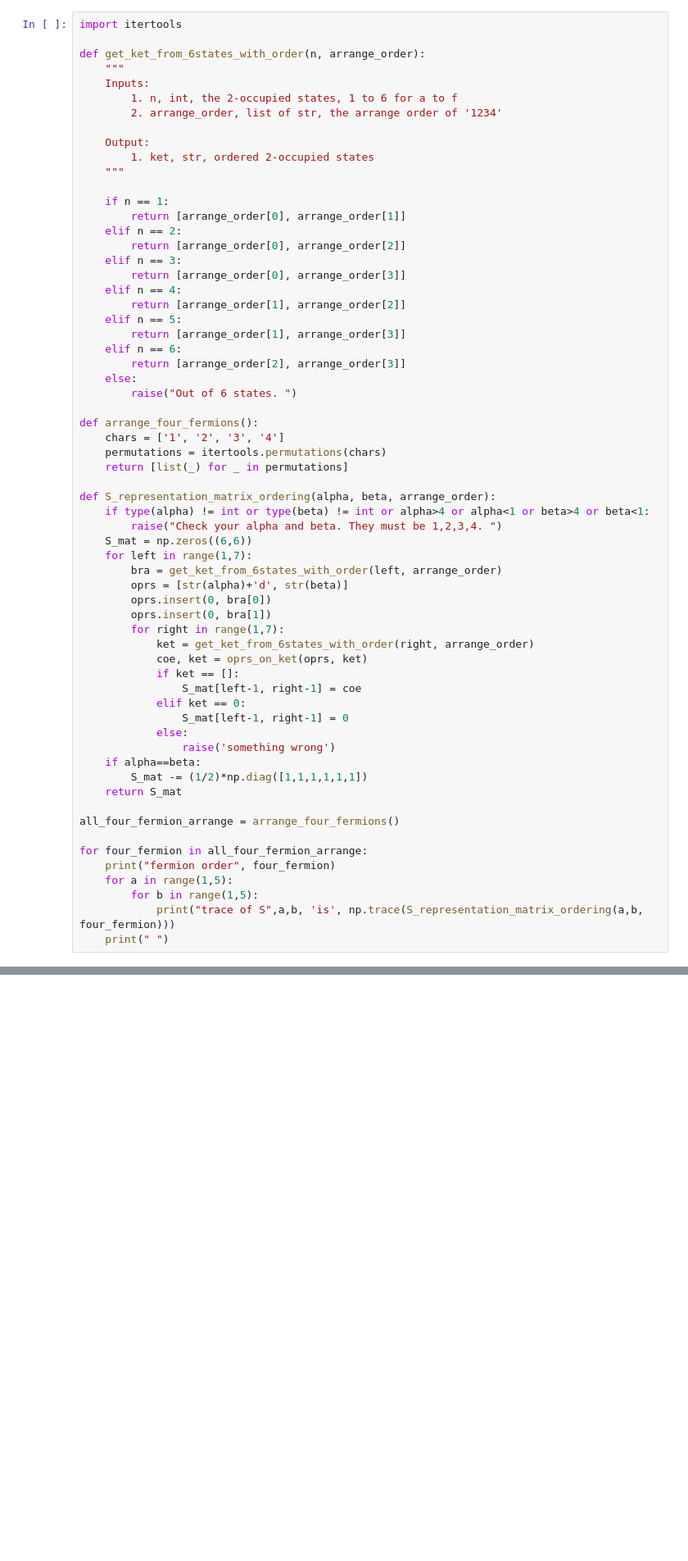
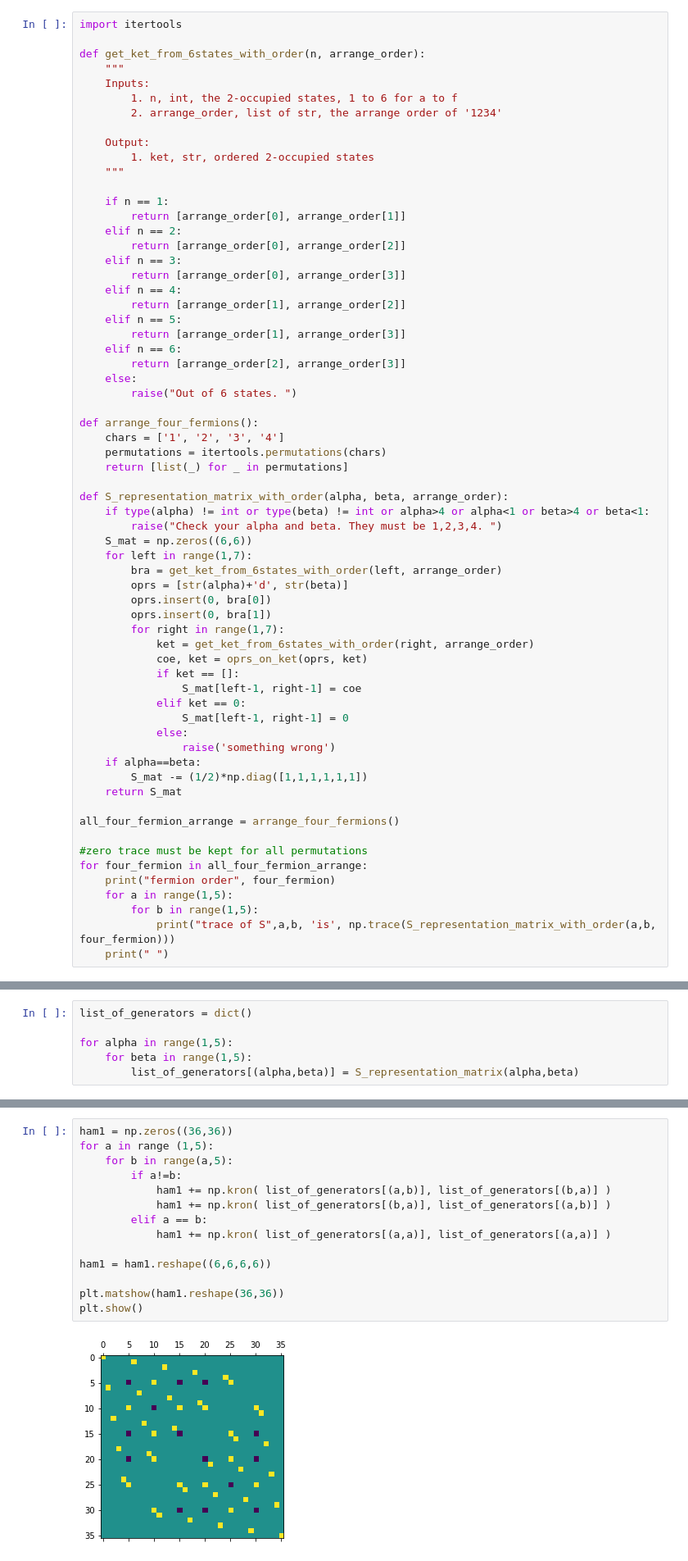
Before and after one commit to Peiyuan-Cai/so6_chain, a Jupyter notebook: so6notebook.ipynb, the cells around one changed output, grey strips where cells are left out. Shown: that part at 82% size. Cells and saved outputs as stored; diff of their text form; blank space fills up the shorter version.

Commit message:
Hamiltonian non-zero entries

```diff
--- a/so6notebook.ipynb
+++ b/so6notebook.ipynb
@@ -293,7 +252,7 @@ def arrange_four_fermions():
     permutations = itertools.permutations(chars)
     return [list(_) for _ in permutations]
 
-def S_representation_matrix_ordering(alpha, beta, arrange_order):
+def S_representation_matrix_with_order(alpha, beta, arrange_order):
     if type(alpha) != int or type(beta) != int or alpha>4 or alpha<1 or beta>4 or beta<1:
         raise("Check your alpha and beta. They must be 1,2,3,4. ")
     S_mat = np.zeros((6,6))
@@ -317,11 +276,12 @@ def S_representation_matrix_ordering(alpha, beta, arrange_order):
 
 all_four_fermion_arrange = arrange_four_fermions()
 
+#zero trace must be kept for all permutations
 for four_fermion in all_four_fermion_arrange:
     print("fermion order", four_fermion)
     for a in range(1,5):
         for b in range(1,5):
-            print("trace of S",a,b, 'is', np.trace(S_representation_matrix_ordering(a,b, four_fermion)))
+            print("trace of S",a,b, 'is', np.trace(S_representation_matrix_with_order(a,b, four_fermion)))
     print(" ")
 # %% [output]
 fermion order ['1', '2', '3', '4']
@@ -352,0 +304,6 @@ array([[-0.5,  0. ,  0. ,  0. ,  0. ,  0. ],
+# %%
+list_of_generators = dict()
+
+for alpha in range(1,5):
+    for beta in range(1,5):
+        list_of_generators[(alpha,beta)] = S_representation_matrix(alpha,beta)
@@ -352,0 +312,16 @@ array([[-0.5,  0. ,  0. ,  0. ,  0. ,  0. ],
+# %%
+ham1 = np.zeros((36,36))
+for a in range (1,5):
+    for b in range(a,5):
+        if a!=b:
+            ham1 += np.kron( list_of_generators[(a,b)], list_of_generators[(b,a)] )
+            ham1 += np.kron( list_of_generators[(b,a)], list_of_generators[(a,b)] )
+        elif a == b:
+            ham1 += np.kron( list_of_generators[(a,a)], list_of_generators[(a,a)] )
+
+ham1 = ham1.reshape((6,6,6,6))
+
+plt.matshow(ham1.reshape(36,36))
+plt.show()
+# %% [output]
+[figure, added]
```
Also changed, not shown: parts of 15 cells of this notebook.
